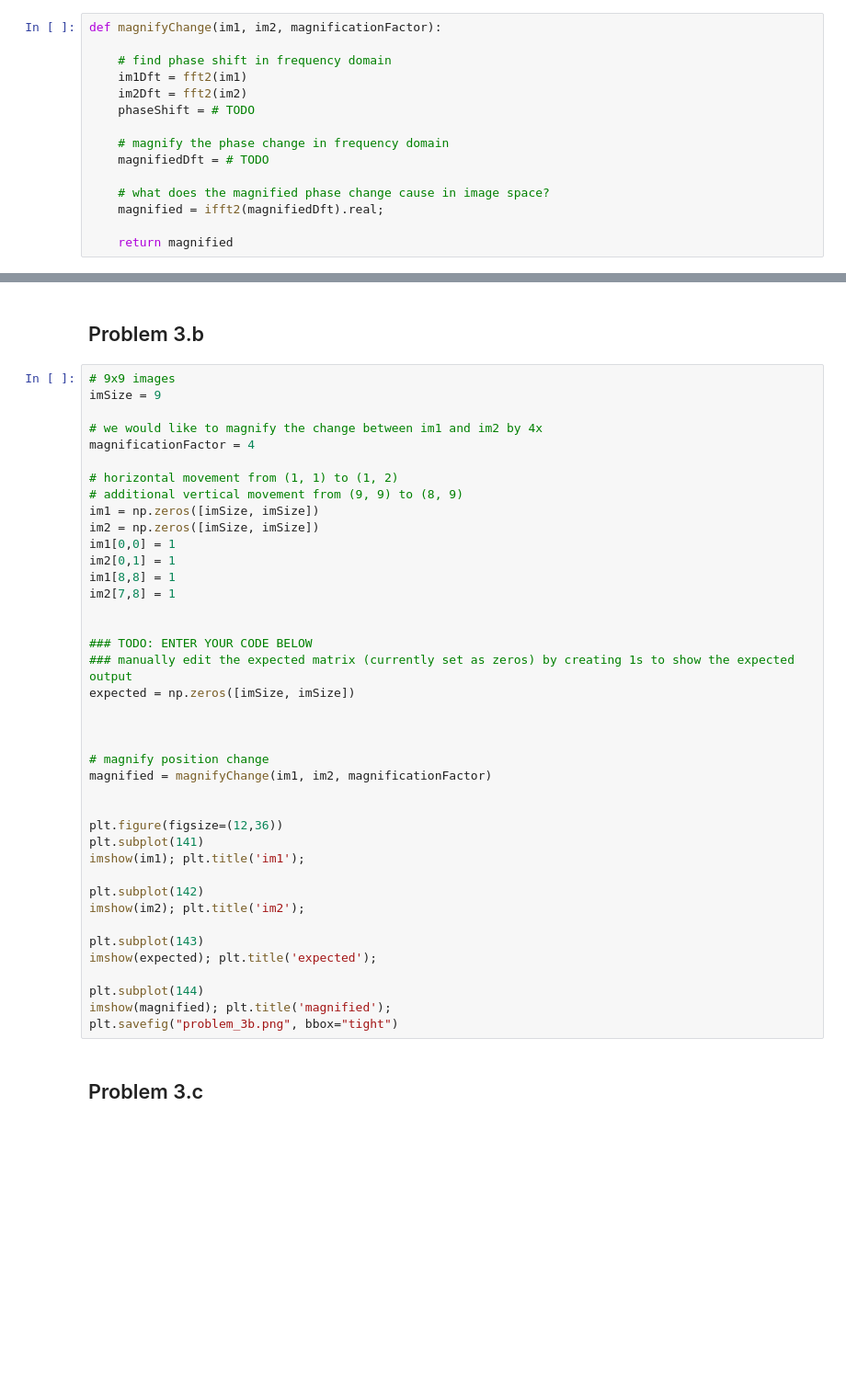
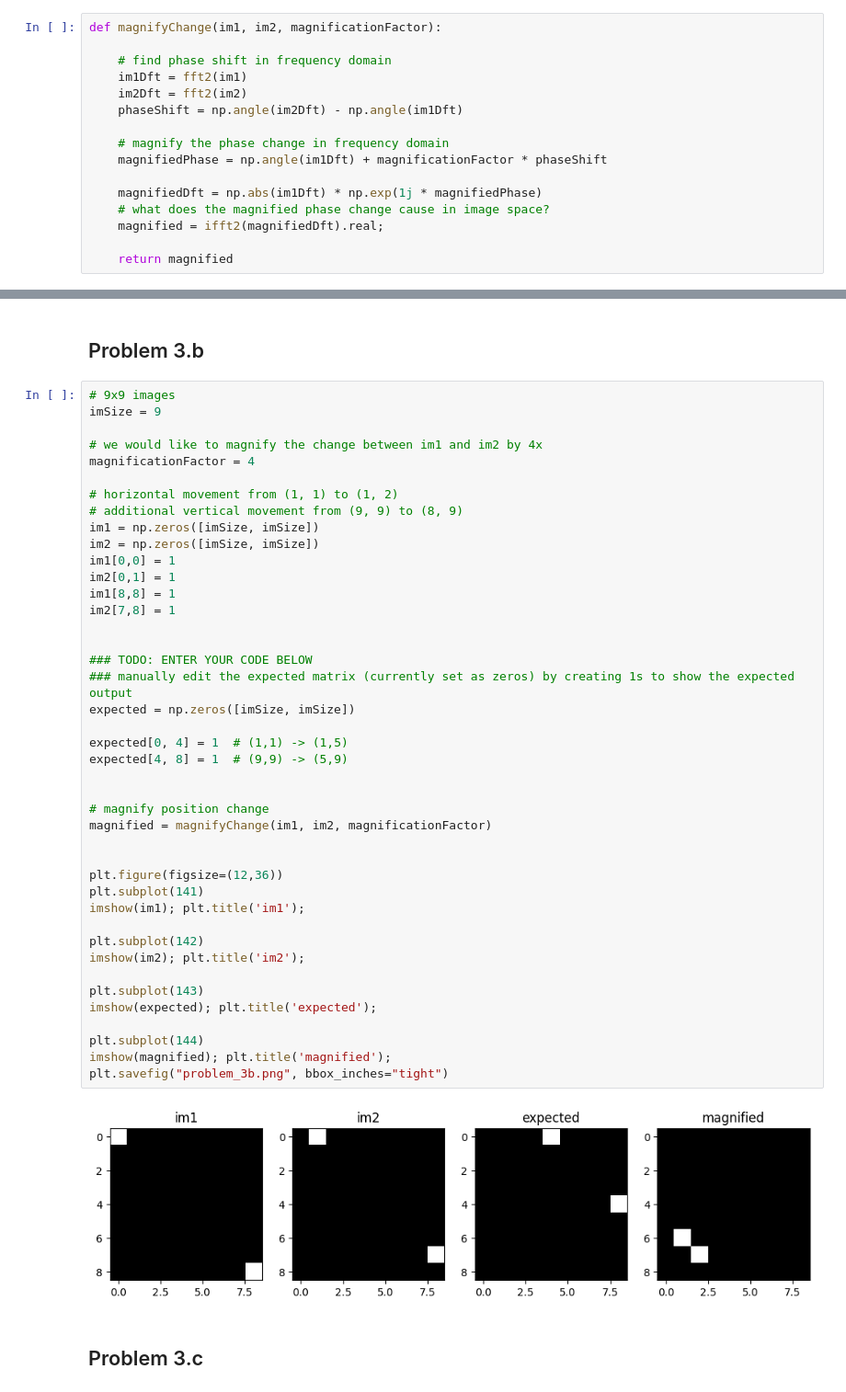
Before and after one commit to suhridgit/6.8300_819_spring_2024, a Jupyter notebook: pset2_2024/pset2_2024.ipynb, the cells around one changed output, grey strips where cells are left out. Shown at 92% size. Cells and saved outputs as stored; diff of their text form; blank space fills up the shorter version.

Commit message:
working on pset2 problem4

```diff
--- a/pset2_2024/pset2_2024.ipynb
+++ b/pset2_2024/pset2_2024.ipynb
@@ -89,11 +102,12 @@ def magnifyChange(im1, im2, magnificationFactor):
     # find phase shift in frequency domain
     im1Dft = fft2(im1)
     im2Dft = fft2(im2)
-    phaseShift = # TODO
+    phaseShift = np.angle(im2Dft) - np.angle(im1Dft)
 
     # magnify the phase change in frequency domain
-    magnifiedDft = # TODO
+    magnifiedPhase = np.angle(im1Dft) + magnificationFactor * phaseShift
 
+    magnifiedDft = np.abs(im1Dft) * np.exp(1j * magnifiedPhase)
     # what does the magnified phase change cause in image space?
     magnified = ifft2(magnifiedDft).real;
 
@@ -150,34 +166,38 @@ magnificationFactor = 4
 im1 = np.zeros([imSize, imSize])
 im2 = np.zeros([imSize, imSize])
 im1[0,0] = 1
 im2[0,1] = 1
 im1[8,8] = 1
 im2[7,8] = 1
 
 
 ### TODO: ENTER YOUR CODE BELOW
 ### manually edit the expected matrix (currently set as zeros) by creating 1s to show the expected output
 expected = np.zeros([imSize, imSize])
 
+expected[0, 4] = 1  # (1,1) -> (1,5)
+expected[4, 8] = 1  # (9,9) -> (5,9)
 
 
 # magnify position change
 magnified = magnifyChange(im1, im2, magnificationFactor)
 
 
 plt.figure(figsize=(12,36))
 plt.subplot(141)
 imshow(im1); plt.title('im1');
 
 plt.subplot(142)
 imshow(im2); plt.title('im2');
 
 plt.subplot(143)
 imshow(expected); plt.title('expected');
 
 plt.subplot(144)
 imshow(magnified); plt.title('magnified');
-plt.savefig("problem_3b.png", bbox="tight")
+plt.savefig("problem_3b.png", bbox_inches="tight")
+# %% [output]
+[figure, added]
 # %% [markdown]
 ## Problem 3.c
 # %%
```
Also changed, not shown: parts of 13 cells of this notebook, 7 other files.
